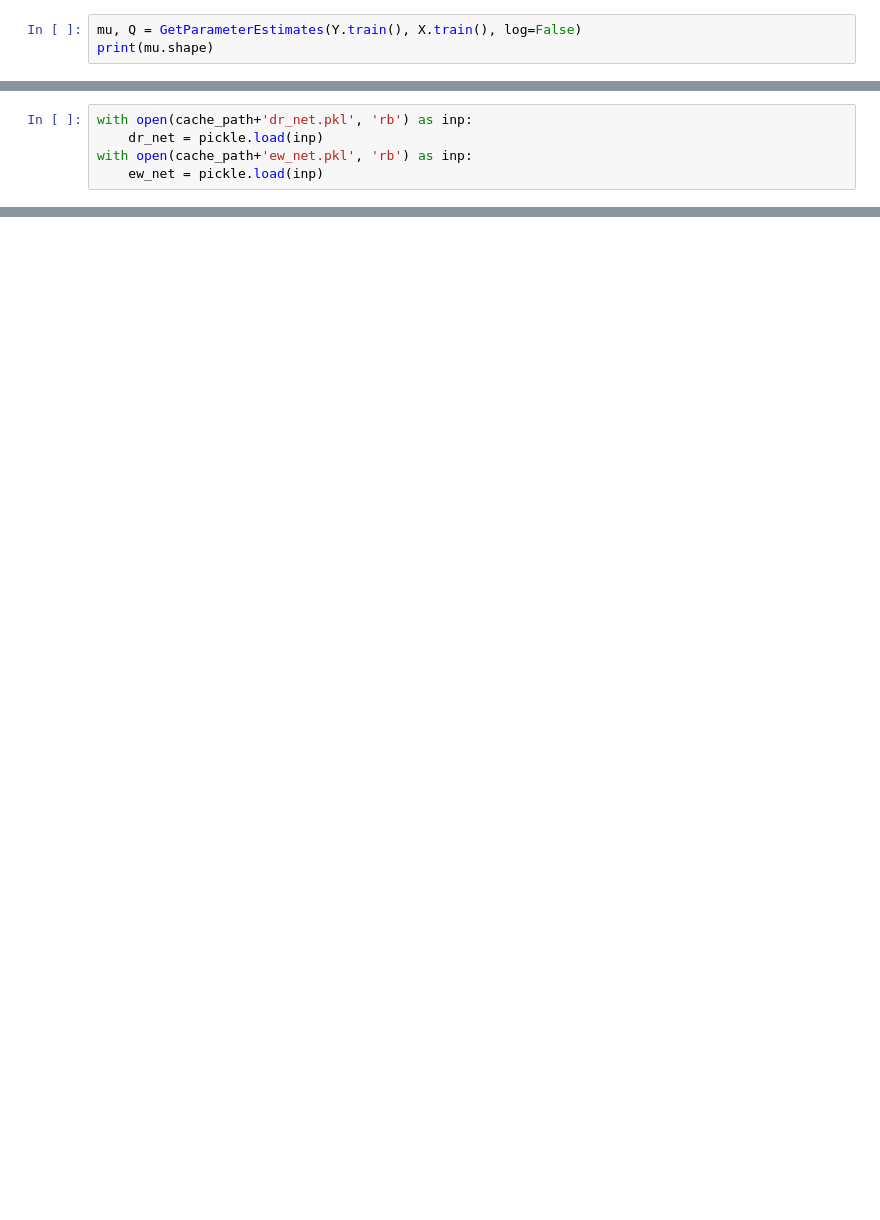
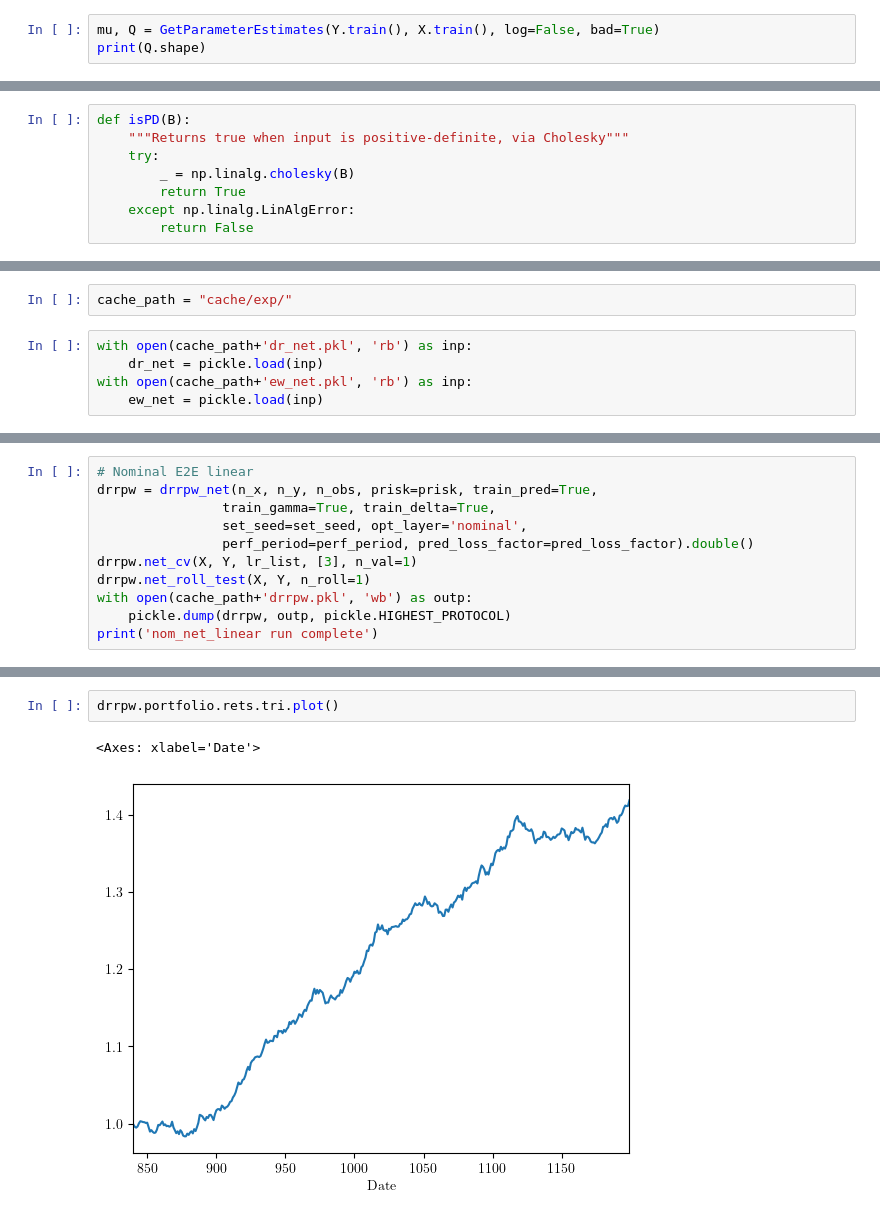
Before and after one commit to rafayk7/meta-portfolio-optimization, a Jupyter notebook: ActualWork/e2e/Tester.ipynb, the cells around one changed output, grey strips where cells are left out. Cells and saved outputs as stored; diff of their text form; blank space fills up the shorter version.

Commit message:
add delta auto learning code

```diff
--- a/ActualWork/e2e/Tester.ipynb
+++ b/ActualWork/e2e/Tester.ipynb
@@ -830,4 +852,4 @@ def GetParameterEstimates(AssetReturns, FactorReturns, technique='OLS', log=True
 # %%
-mu, Q = GetParameterEstimates(Y.train(), X.train(), log=False)
-print(mu.shape)
+mu, Q = GetParameterEstimates(Y.train(), X.train(), log=False, bad=True)
+print(Q.shape)
 # %% [output]
@@ -834,0 +857,8 @@ print(mu.shape)
+# %%
+def isPD(B):
+    """Returns true when input is positive-definite, via Cholesky"""
+    try:
+        _ = np.linalg.cholesky(B)
+        return True
+    except np.linalg.LinAlgError:
+        return False
@@ -1032,3 +1071,5 @@ tensor([[[-1.9855e-02, -5.4645e-03,  5.3515e-02,  ...,  6.1352e-02,
+# %%
+cache_path = "cache/exp/"
 # %%
 with open(cache_path+'dr_net.pkl', 'rb') as inp:
     dr_net = pickle.load(inp)
@@ -1070,0 +1729,11 @@ X.test()
+# %%
+# Nominal E2E linear
+drrpw = drrpw_net(n_x, n_y, n_obs, prisk=prisk, train_pred=True,
+                train_gamma=True, train_delta=True,
+                set_seed=set_seed, opt_layer='nominal',
+                perf_period=perf_period, pred_loss_factor=pred_loss_factor).double()
+drrpw.net_cv(X, Y, lr_list, [3], n_val=1)
+drrpw.net_roll_test(X, Y, n_roll=1)
+with open(cache_path+'drrpw.pkl', 'wb') as outp:
+    pickle.dump(drrpw, outp, pickle.HIGHEST_PROTOCOL)
+print('nom_net_linear run complete')
@@ -1070,0 +1842,5 @@ X.test()
+# %%
+drrpw.portfolio.rets.tri.plot()
+# %% [output]
+<Axes: xlabel='Date'>
+[figure, added]
```
Also changed, not shown: parts of 21 cells of this notebook, 31 other files.
